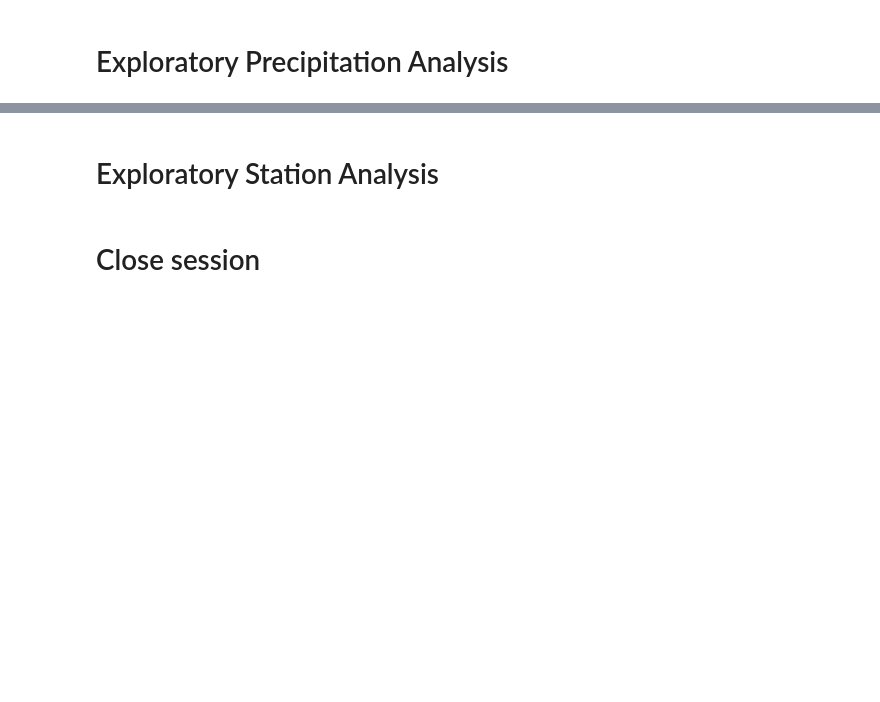
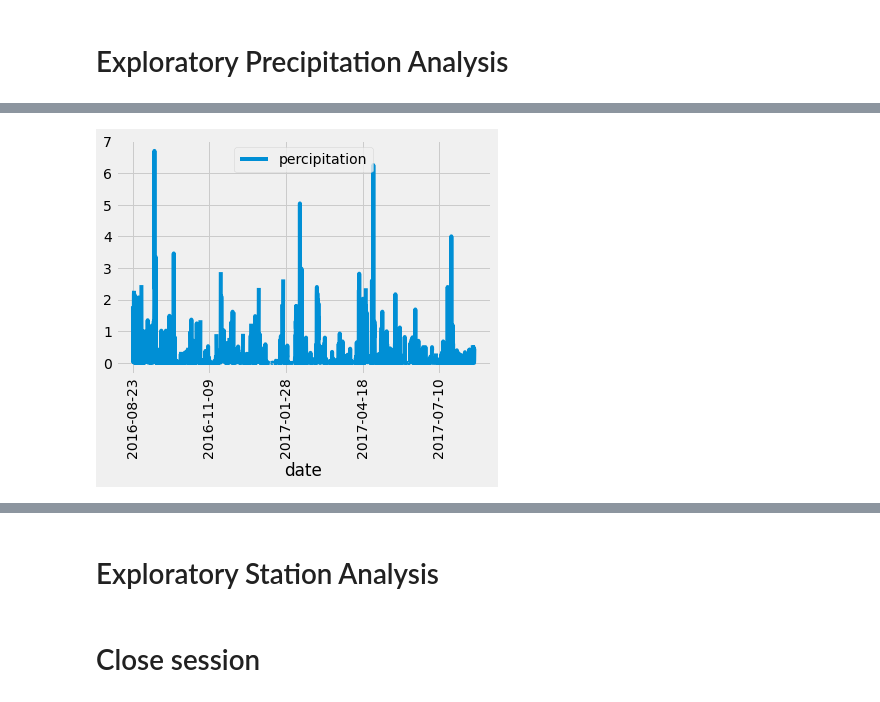
Before and after one commit to sammyschapps87/sql-alchemy-challenge, a Jupyter notebook: climate_starter.ipynb, the cells around one changed output, grey strips where cells are left out. Saved outputs shown, nothing was run; the diff lists cells and outputs as text; code cells hidden in the pictures; blank space fills up the shorter version.

Commit message:
first graph complete

```diff
--- a/climate_starter.ipynb
+++ b/climate_starter.ipynb
@@ -20,7 +20,8 @@ from sqlalchemy import create_engine, func
 engine = create_engine("sqlite:///hawaii.sqlite")
 # %%
 # reflect an existing database into a new model
-
+base = automap_base()
 # reflect the tables
+base.prepare(engine, reflect = True)
 # %%
 # View all of the classes that automap found
@@ -27,8 +31,15 @@ engine = create_engine("sqlite:///hawaii.sqlite")
 # %%
 # Save references to each table
+Measurement = base.classes.measurement
+Station = base.classes.station
 # %%
 # Create our session (link) from Python to the DB
+session = Session(engine)
 # %% [markdown]
 # Exploratory Precipitation Analysis
 # %%
 # Find the most recent date in the data set.
+last_year = dt.date(2017, 8, 23) - dt.timedelta(days = 365)
+
+query_r = session.query(Measurement.date, Measurement.prcp).filter(Measurement.date >= last_year).all()
+query_r
@@ -35,19 +64,20 @@ engine = create_engine("sqlite:///hawaii.sqlite")
 # %%
 # Design a query to retrieve the last 12 months of precipitation data and plot the results.
 # Starting from the most recent data point in the database.
-
+climate_df = pd.DataFrame(query_r, columns=['date', 'percipitation'])
 # Calculate the date one year from the last date in data set.
-
+climate_df.set_index(climate_df['date'], inplace = True)
 
 # Perform a query to retrieve the data and precipitation scores
-
-
+climate_df = climate_df.sort_index()
 # Save the query results as a Pandas DataFrame and set the index to the date column
-
+percipitation_bar_chart = climate_df.plot(rot=90)
 
 # Sort the dataframe by date
 
 
 # Use Pandas Plotting with Matplotlib to plot the data
+# %% [output]
+[figure, added]
 # %%
 # Use Pandas to calcualte the summary statistics for the precipitation data
```
Also changed, not shown: parts of 4 cells of this notebook, 1 other file.
